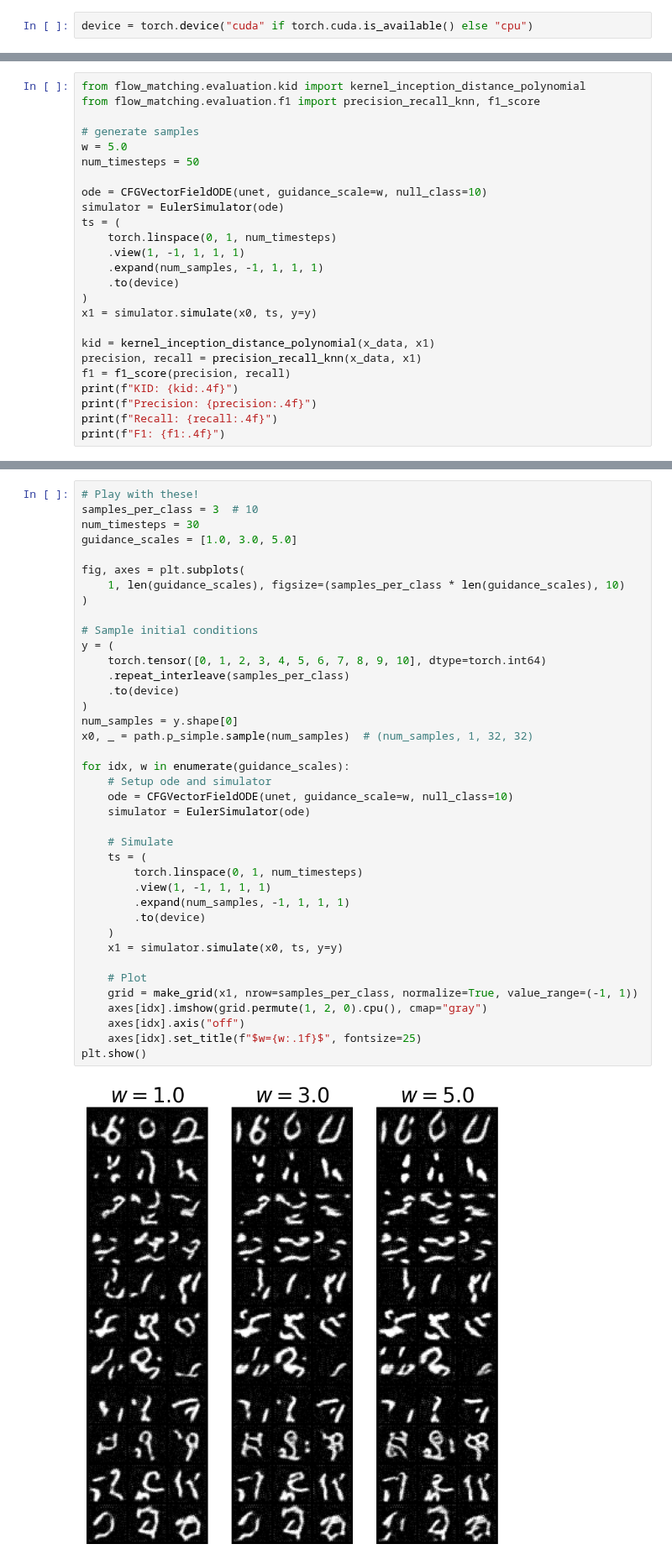
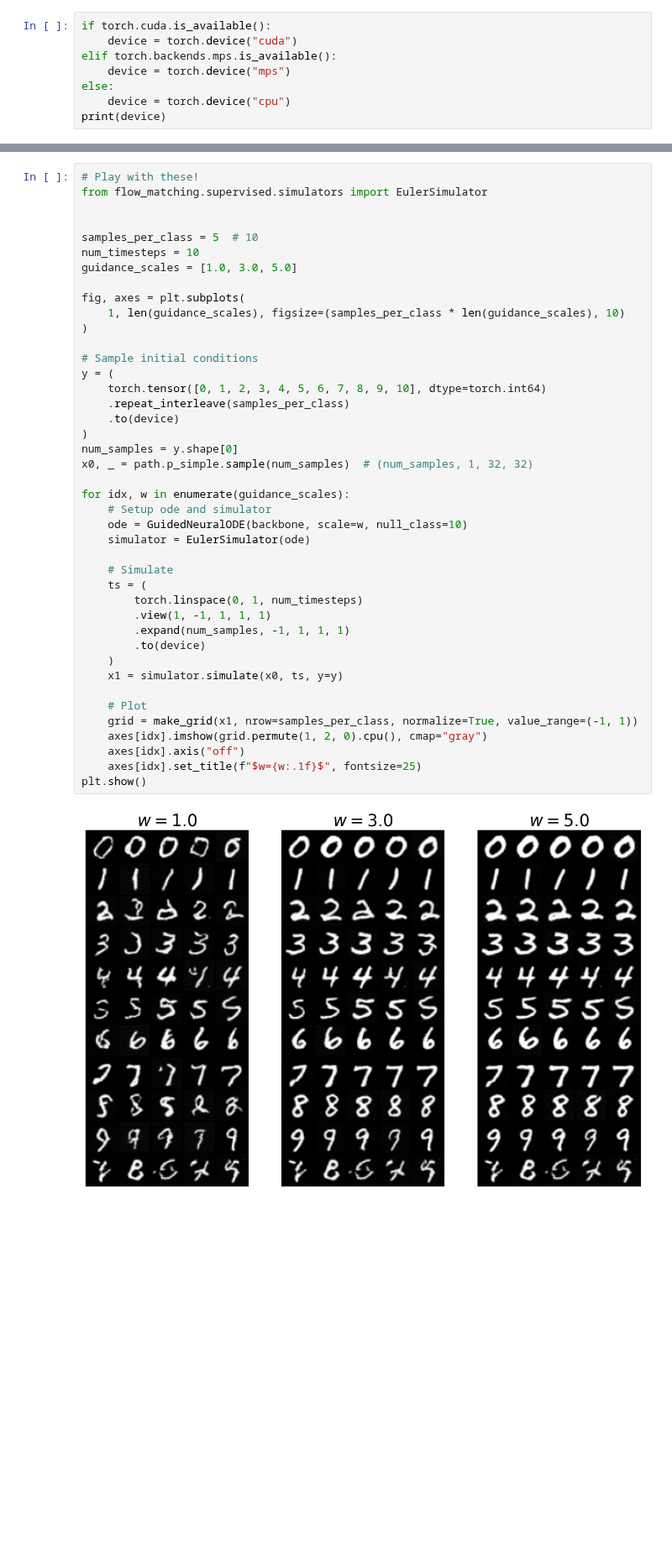
Before and after one commit to chookcurry/flow-matching, a Jupyter notebook: notebooks/mnist/eval.ipynb, the cells around one changed output, grey strips where cells are left out. Shown at 84% size. Cells and saved outputs as stored; diff of their text form; blank space fills up the shorter version.

```diff
--- a/notebooks/mnist/eval.ipynb
+++ b/notebooks/mnist/eval.ipynb
@@ -11,2 +11,8 @@ from flow_matching.mnist.sampler import MNISTSampler
 # %%
-device = torch.device("cuda" if torch.cuda.is_available() else "cpu")
+if torch.cuda.is_available():
+    device = torch.device("cuda")
+elif torch.backends.mps.is_available():
+    device = torch.device("mps")
+else:
+    device = torch.device("cpu")
+print(device)
@@ -45,25 +42,0 @@ x0, _ = path.p_simple.sample(num_samples)  # (num_samples, 1, 32, 32)
-# %%
-from flow_matching.evaluation.kid import kernel_inception_distance_polynomial
-from flow_matching.evaluation.f1 import precision_recall_knn, f1_score
-
-# generate samples
-w = 5.0
-num_timesteps = 50
-
-ode = CFGVectorFieldODE(unet, guidance_scale=w, null_class=10)
-simulator = EulerSimulator(ode)
-ts = (
-    torch.linspace(0, 1, num_timesteps)
-    .view(1, -1, 1, 1, 1)
-    .expand(num_samples, -1, 1, 1, 1)
-    .to(device)
-)
-x1 = simulator.simulate(x0, ts, y=y)
-
-kid = kernel_inception_distance_polynomial(x_data, x1)
-precision, recall = precision_recall_knn(x_data, x1)
-f1 = f1_score(precision, recall)
-print(f"KID: {kid:.4f}")
-print(f"Precision: {precision:.4f}")
-print(f"Recall: {recall:.4f}")
-print(f"F1: {f1:.4f}")
@@ -75,7 +43,10 @@ F1: 0.2141
 # %%
 # Play with these!
-samples_per_class = 3  # 10
-num_timesteps = 30
+from flow_matching.supervised.simulators import EulerSimulator
+
+
+samples_per_class = 5  # 10
+num_timesteps = 10
 guidance_scales = [1.0, 3.0, 5.0]
 
 fig, axes = plt.subplots(
@@ -84,32 +55,32 @@ fig, axes = plt.subplots(
 
 # Sample initial conditions
 y = (
     torch.tensor([0, 1, 2, 3, 4, 5, 6, 7, 8, 9, 10], dtype=torch.int64)
     .repeat_interleave(samples_per_class)
     .to(device)
 )
 num_samples = y.shape[0]
 x0, _ = path.p_simple.sample(num_samples)  # (num_samples, 1, 32, 32)
 
 for idx, w in enumerate(guidance_scales):
     # Setup ode and simulator
-    ode = CFGVectorFieldODE(unet, guidance_scale=w, null_class=10)
+    ode = GuidedNeuralODE(backbone, scale=w, null_class=10)
     simulator = EulerSimulator(ode)
 
     # Simulate
     ts = (
         torch.linspace(0, 1, num_timesteps)
         .view(1, -1, 1, 1, 1)
         .expand(num_samples, -1, 1, 1, 1)
         .to(device)
     )
     x1 = simulator.simulate(x0, ts, y=y)
 
     # Plot
     grid = make_grid(x1, nrow=samples_per_class, normalize=True, value_range=(-1, 1))
     axes[idx].imshow(grid.permute(1, 2, 0).cpu(), cmap="gray")
     axes[idx].axis("off")
     axes[idx].set_title(f"$w={w:.1f}$", fontsize=25)
 plt.show()
 # %% [output]
-[figure, old version]
+[figure, new version]
```
Also changed, not shown: parts of 5 cells of this notebook, 11 other files.
